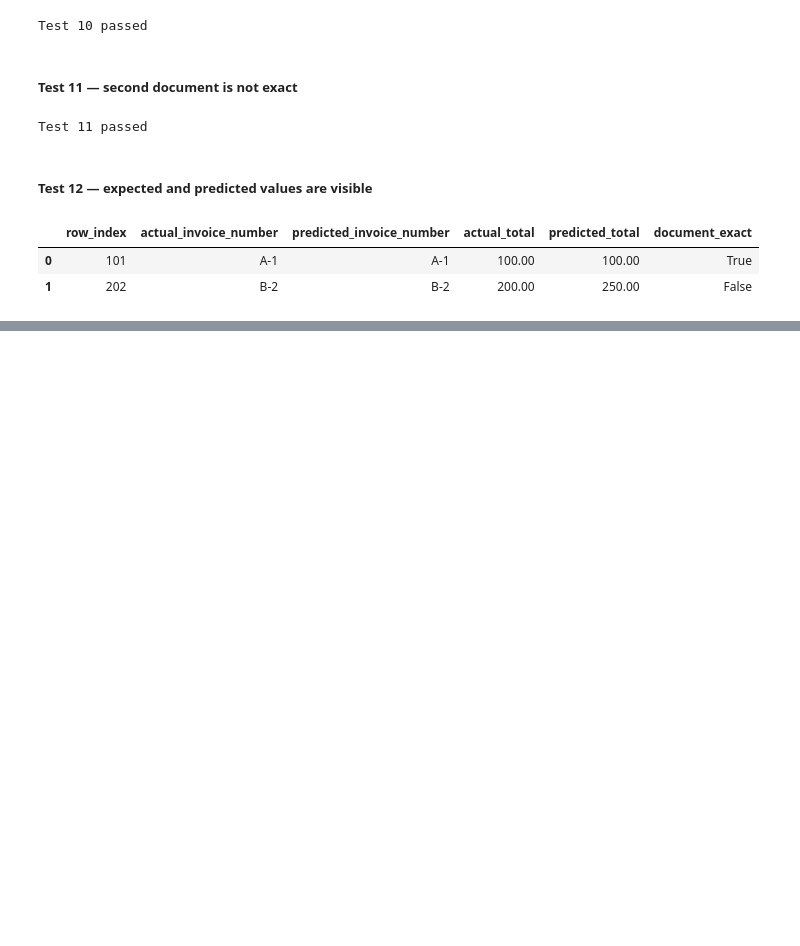
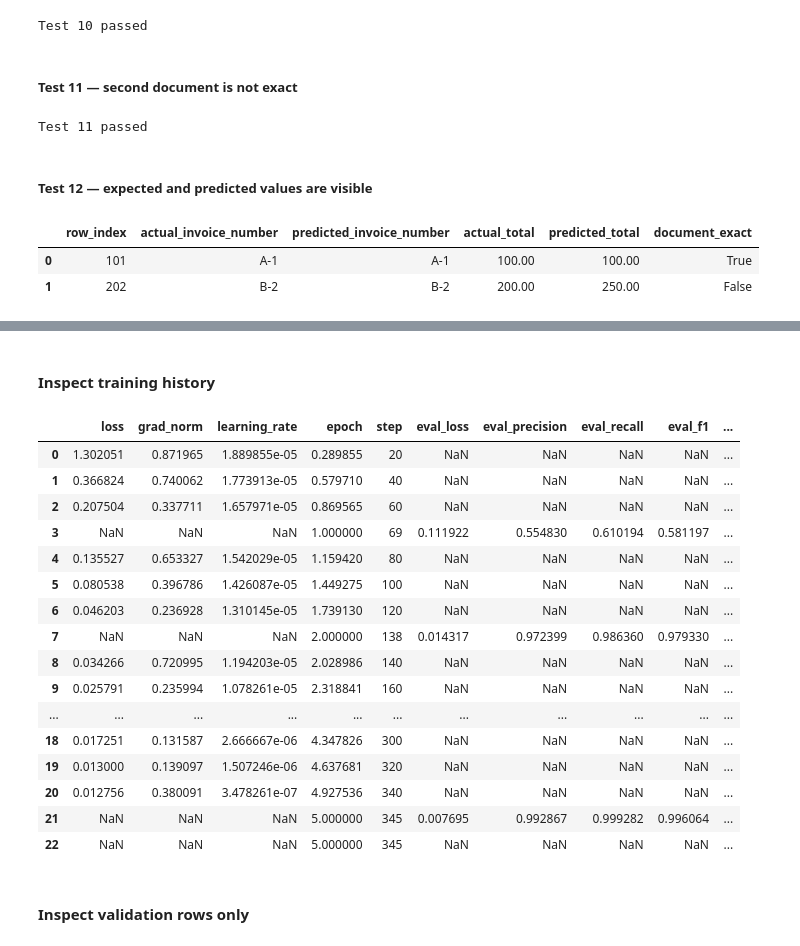
Before and after one commit to vsokoltsov/invoices-ocr, a Jupyter notebook: notebooks/bert.ipynb, the cells around one changed output, grey strips where cells are left out. Cells and saved outputs as stored; diff of their text form; code cells hidden in the pictures; blank space fills up the shorter version.

```diff
--- a/notebooks/bert.ipynb
+++ b/notebooks/bert.ipynb
@@ -9346,0 +9351,3 @@ record_comparison
+# %%
+RANDOM_STATE = 42
+MODEL_NAME = "google-bert/bert-base-uncased"
@@ -9346,0 +9926,13 @@ record_comparison
+# %%
+dataset_builder = (
+    HuggingFaceDatasetBuilder(
+        batch_encoder=batch_encoder,
+        batch_size=16,
+    )
+)
+
+dataset_bundle = dataset_builder.build(
+    train=train_df,
+    validation=validation_df,
+    test=test_df,
+)
@@ -9346,0 +10145,20 @@ record_comparison
+# %%
+document_model_trainer = (
+    DocumentModelTrainer(
+        model=model,
+        tokenizer=tokenizer,
+        datasets=(
+            dataset_bundle.tokenized
+        ),
+        training_arguments=(
+            training_arguments
+        ),
+        metrics=model_metrics,
+    )
+)
+# %%
+training_result = (
+    document_model_trainer.train()
+)
+
+training_result
@@ -9346,0 +10176,31 @@ record_comparison
+# %% [markdown]
+#### Inspect training history
+# %%
+training_history = pd.DataFrame(
+    document_model_trainer
+    .trainer
+    .state
+    .log_history
+)
+
+training_history
+# %% [output]
+|  | loss | grad_norm | learning_rate | epoch | step | eval_loss | eval_precision | eval_recall | eval_f1 | ... |
+| 0 | 1.302051 | 0.871965 | 1.889855e-05 | 0.289855 | 20 | NaN | NaN | NaN | NaN | ... |
+| 1 | 0.366824 | 0.740062 | 1.773913e-05 | 0.579710 | 40 | NaN | NaN | NaN | NaN | ... |
+| 2 | 0.207504 | 0.337711 | 1.657971e-05 | 0.869565 | 60 | NaN | NaN | NaN | NaN | ... |
+| 3 | NaN | NaN | NaN | 1.000000 | 69 | 0.111922 | 0.554830 | 0.610194 | 0.581197 | ... |
+| 4 | 0.135527 | 0.653327 | 1.542029e-05 | 1.159420 | 80 | NaN | NaN | NaN | NaN | ... |
+| 5 | 0.080538 | 0.396786 | 1.426087e-05 | 1.449275 | 100 | NaN | NaN | NaN | NaN | ... |
+| 6 | 0.046203 | 0.236928 | 1.310145e-05 | 1.739130 | 120 | NaN | NaN | NaN | NaN | ... |
+| 7 | NaN | NaN | NaN | 2.000000 | 138 | 0.014317 | 0.972399 | 0.986360 | 0.979330 | ... |
+| 8 | 0.034266 | 0.720995 | 1.194203e-05 | 2.028986 | 140 | NaN | NaN | NaN | NaN | ... |
+| 9 | 0.025791 | 0.235994 | 1.078261e-05 | 2.318841 | 160 | NaN | NaN | NaN | NaN | ... |
+| ... | ... | ... | ... | ... | ... | ... | ... | ... | ... | ... |
+| 18 | 0.017251 | 0.131587 | 2.666667e-06 | 4.347826 | 300 | NaN | NaN | NaN | NaN | ... |
+| 19 | 0.013000 | 0.139097 | 1.507246e-06 | 4.637681 | 320 | NaN | NaN | NaN | NaN | ... |
+| 20 | 0.012756 | 0.380091 | 3.478261e-07 | 4.927536 | 340 | NaN | NaN | NaN | NaN | ... |
+| 21 | NaN | NaN | NaN | 5.000000 | 345 | 0.007695 | 0.992867 | 0.999282 | 0.996064 | ... |
+| 22 | NaN | NaN | NaN | 5.000000 | 345 | NaN | NaN | NaN | NaN | ... |
+# %% [markdown]
+#### Inspect validation rows only
```
Also changed, not shown: parts of 82 cells of this notebook.
